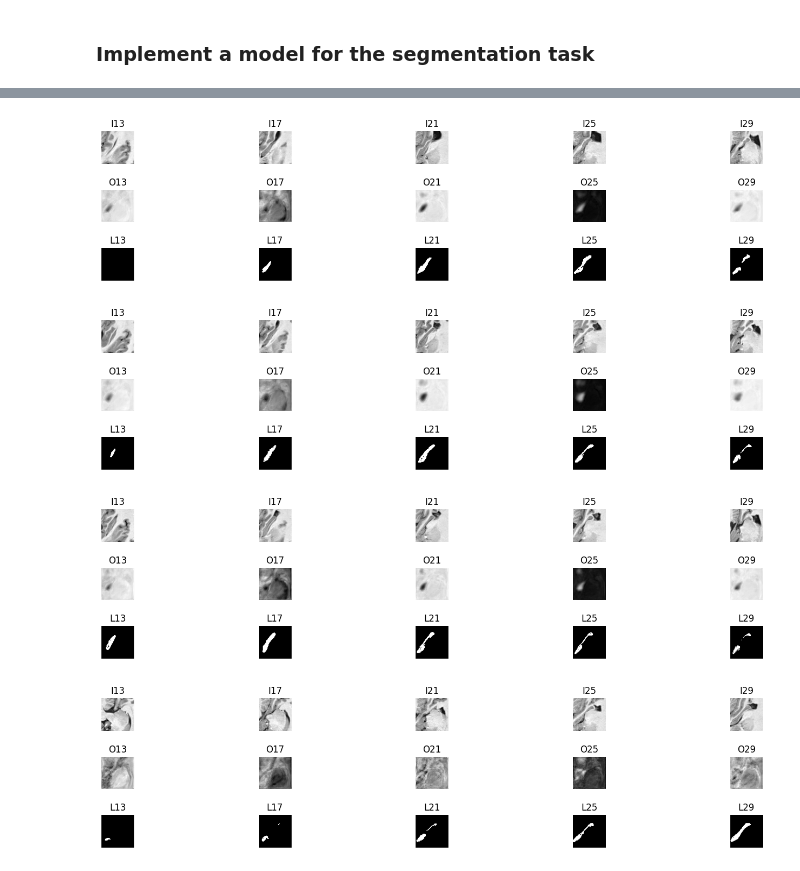
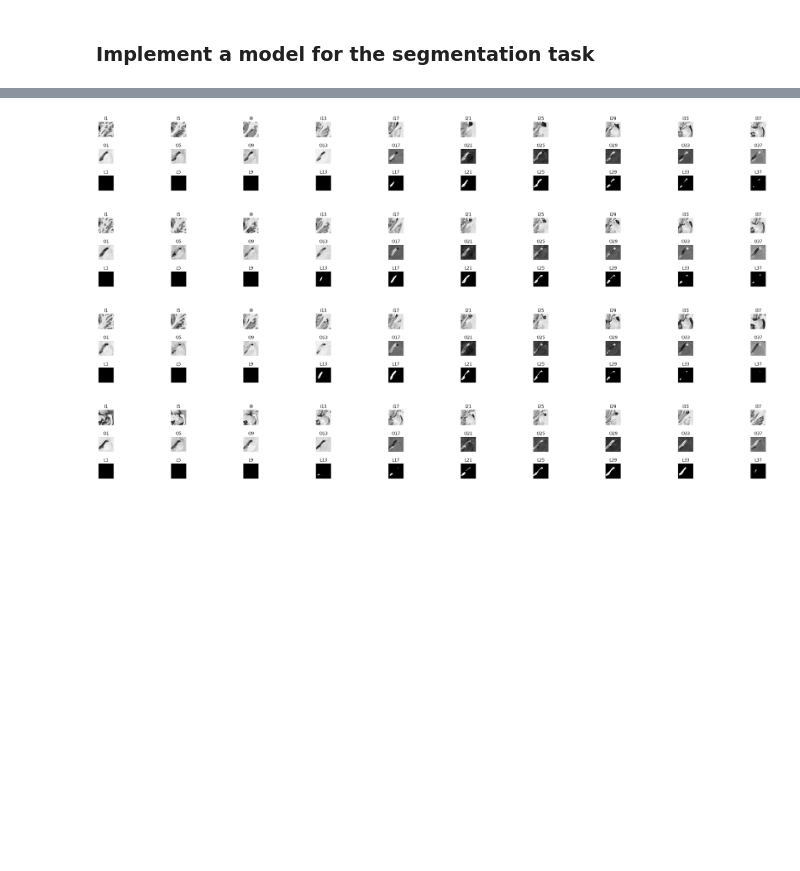
Before and after one commit to Anika-Roy/Hippocampus-Segmentation, a Jupyter notebook: task.ipynb, the cells around one changed output, grey strips where cells are left out. Saved outputs shown, nothing was run; the diff lists cells and outputs as text; code cells hidden in the pictures; blank space fills up the shorter version.

```diff
--- a/task.ipynb
+++ b/task.ipynb
@@ -38,8 +39,18 @@ def load_and_preprocess_case(data_dir, case_name):
     # Load MRI image data
     img_data = nib.load(image_file).get_fdata()
 
+    # normalise the image
+    # print(np.min(img_data), np.max(img_data))--->  0.0 100 (not normalised)
+    img_data = (img_data - np.min(img_data))/(np.max(img_data) - np.min(img_data))
+    print(np.min(img_data), np.max(img_data))
+
     # Load the corresponding ground truth segmentation mask
     mask_data = nib.load(mask_file).get_fdata()
+    print(np.min(mask_data), np.max(mask_data))
+
+    # normalise the mask
+    # print(np.min(mask_data), np.max(mask_data))--->  0.0 1.0 (already normalised)
+    # mask_data = (mask_data - np.min(mask_data))/(np.max(mask_data) - np.min(mask_data))
 
     # Preprocess data as needed (e.g., resize, normalize)
     # You may need to adapt this preprocessing based on your data
@@ -95,7 +124,7 @@ end_slice = 50  # Adjust this based on your data
 # Loop through and display the slices and corresponding masks side by side
 for slice_num in range(start_slice, end_slice,10):
     f, axarr = plt.subplots(1,2)
-    axarr[0].imshow(dryad_data[2][:, :, slice_num], cmap='gray')
-    axarr[1].imshow(dryad_labels[2][:, :, slice_num], cmap='gray')
+    axarr[0].imshow(dryad_data[3][:, :, slice_num], cmap='gray')
+    axarr[1].imshow(dryad_labels[3][:, :, slice_num], cmap='gray')
     plt.show()
 # %% [output]
@@ -267,7 +282,7 @@ test_loader = DataLoader(test_dataset, batch_size=10)
 
 # Define optimizer and loss function
 optimizer = optim.Adam(model.parameters(), lr=0.0001)
-criterion = dice_loss  # You can use BCE loss as well
+criterion = nn.CrossEntropyLoss()  # You can use BCE loss as well
 # %%
 # import matplotlib.pyplot as plt
 
@@ -291,12 +306,11 @@ criterion = dice_loss  # You can use BCE loss as well
 #     print(f'Epoch {epoch+1}/{num_epochs}, Loss: {loss.item()}')
 # %%
 # Training loop
-num_epochs = 50
-device = torch.device('cuda' if torch.cuda.is_available() else 'cpu')
-model.to(device)
-
+num_epochs = 20
 for epoch in range(num_epochs):
     model.train()
+    total_loss = 0.0
+
     for batch in train_loader:
         inputs, masks = batch['image'].to(device).float(), batch['mask'].to(device).float()
 
@@ -306,6 +320,8 @@ for epoch in range(num_epochs):
         loss = criterion(outputs, masks)
         loss.backward()
         optimizer.step()
+
+        total_loss += loss.item()
 
         if epoch == num_epochs - 1:
             # Convert tensors to numpy arrays for visualization
@@ -317,21 +333,21 @@ for epoch in range(num_epochs):
             plt.figure(figsize=(45,4))  # Adjust the figure size as needed
 
             # Plot the input images (all 48 channels)
-            for i in range(13,30,4):
+            for i in range(1,40,4):
                 plt.subplot(3, 48, i + 1)  # 3 rows, 48 columns, position 'i + 1'
                 plt.imshow(inputs_np[i], cmap='gray')  # Assuming channels are grayscale, adjust colormap if needed
                 plt.title(f'I{i}')
                 plt.axis('off')  # Turn off axis labels and ticks
 
             # Plot the model output images (all 48 channels)
-            for i in range(13,30,4):
+            for i in range(1,40,4):
                 plt.subplot(3, 48, i + 49)  # 3 rows, 48 columns, position 'i + 49'
                 plt.imshow(outputs_np[i], cmap='gray')  # Assuming channels are grayscale, adjust colormap if needed
                 plt.title(f'O{i}')
                 plt.axis('off')  # Turn off axis labels and ticks
 
             # Plot the label images (all 48 channels)
-            for i in range(13,30,4):
+            for i in range(1,40,4):
                 plt.subplot(3, 48, i + 97)  # 3 rows, 48 columns, position 'i + 97'
                 plt.imshow(masks_np[i], cmap='gray')  # Assuming channels are grayscale, adjust colormap if needed
                 plt.title(f'L{i}')
@@ -339,5 +355,6 @@ for epoch in range(num_epochs):
 
             plt.show()
 
-    print(f'Epoch {epoch+1}/{num_epochs}, Loss: {loss.item()}')
+    average_loss = total_loss / len(train_loader)
+    print(f'Epoch {epoch+1}/{num_epochs}, Loss: {average_loss}')
 # %% [output]
@@ -361,4 +380,4 @@ Epoch 49/50, Loss: 0.7560051679611206
-[figure, old version]
+[figure, new version]
-[figure, old version]
+[figure, new version]
-[figure, old version]
+[figure, new version]
-[figure, old version]
+[figure, new version]
```
Also changed, not shown: parts of 10 cells of this notebook.
